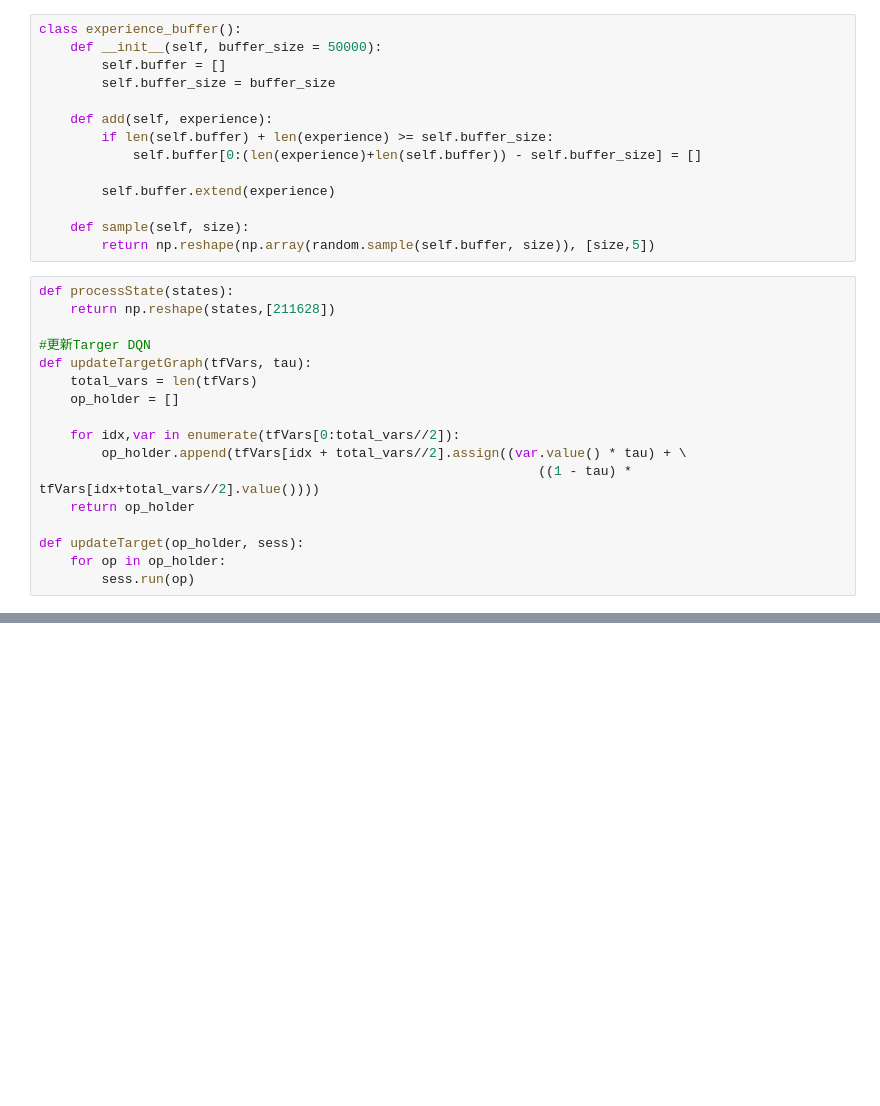
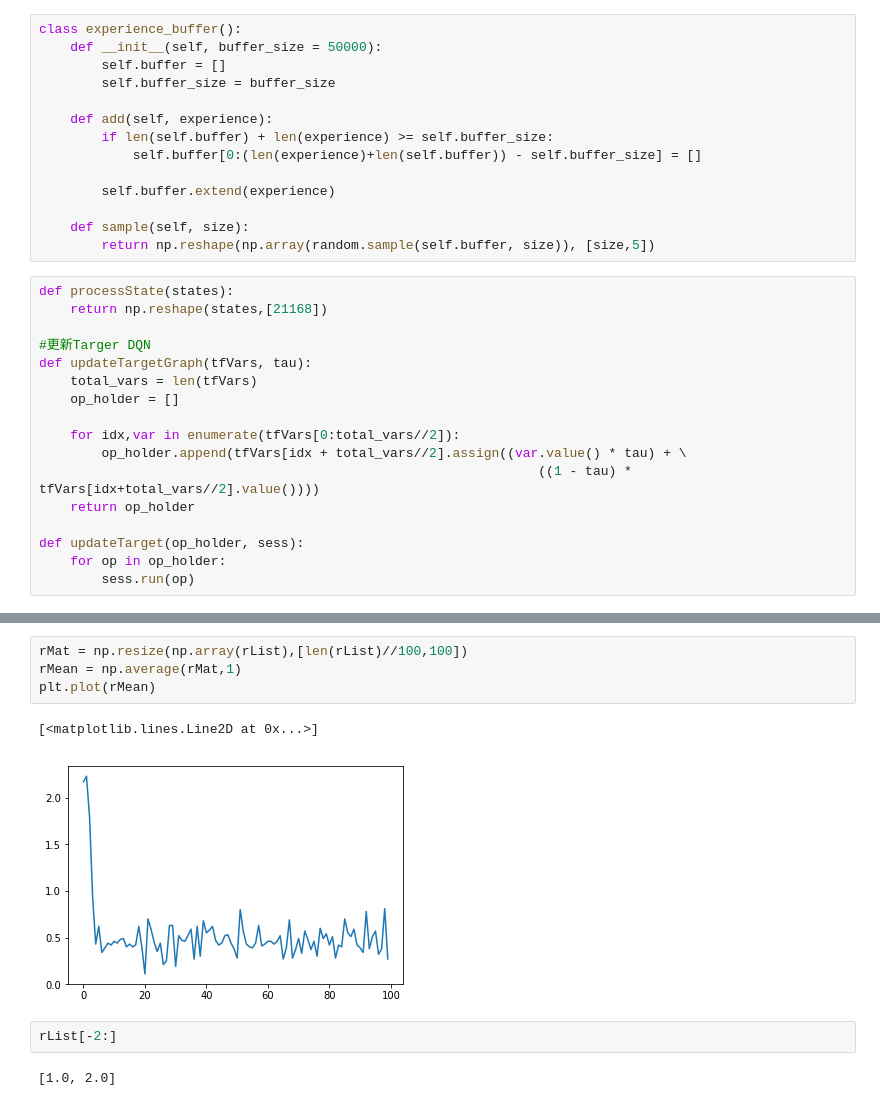
Before and after one commit to Philip616/Tensorflow_learn, a Jupyter notebook: Code/Reinforcement Learning/GridWorld.ipynb, the cells around one changed output, grey strips where cells are left out. Drawn from its saved outputs; the diff is of its cells as text; blank space fills up the shorter version.

```diff
--- a/Code/Reinforcement Learning/GridWorld.ipynb
+++ b/Code/Reinforcement Learning/GridWorld.ipynb
@@ -191,7 +191,7 @@ class experience_buffer():
         return np.reshape(np.array(random.sample(self.buffer, size)), [size,5])
 # %%
 def processState(states):
-    return np.reshape(states,[211628])
+    return np.reshape(states,[21168])
 
 #更新Targer DQN
 def updateTargetGraph(tfVars, tau):
@@ -229,0 +332,11 @@ targetOps = updateTargetGraph(trainables,tau)
+# %%
+rMat = np.resize(np.array(rList),[len(rList)//100,100])
+rMean = np.average(rMat,1)
+plt.plot(rMean)
+# %% [output]
+[<matplotlib.lines.Line2D at 0x...>]
+[figure, added]
+# %%
+rList[-2:]
+# %% [output]
+[1.0, 2.0]
```
Also changed, not shown: parts of 3 cells of this notebook.
